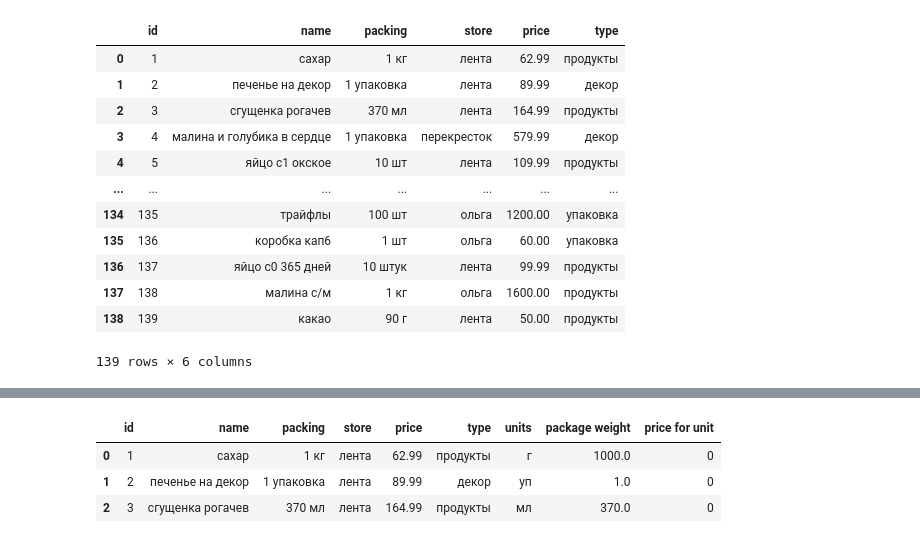
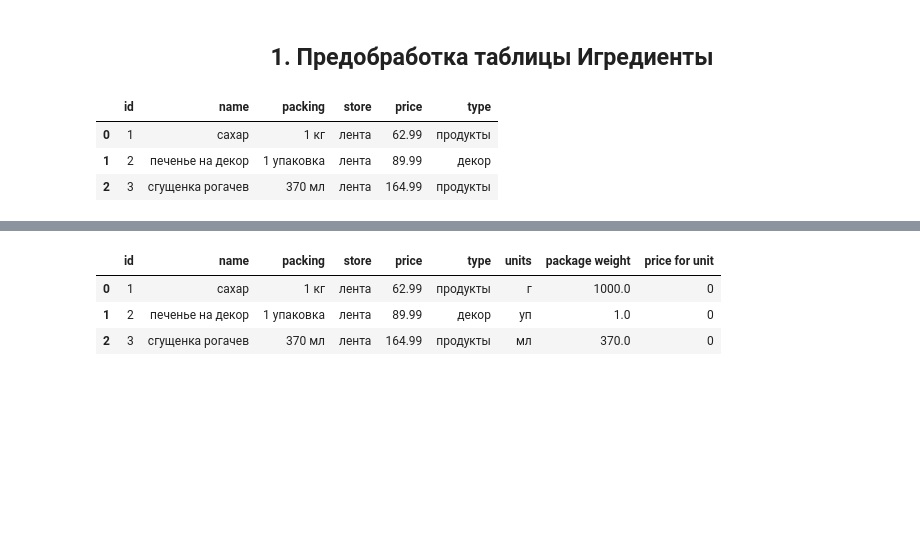
Before and after one commit to vavilove001-lab/project_cakes_cust, a Jupyter notebook: project_cakes_cust.ipynb, the cells around one changed output, grey strips where cells are left out. Drawn from its saved outputs; the diff is of its cells as text; code cells hidden in the pictures; blank space fills up the shorter version.

```diff
--- a/project_cakes_cust.ipynb
+++ b/project_cakes_cust.ipynb
@@ -2,19 +3,12 @@
 import pandas as pd
 import re
+# %% [markdown]
+## <center> 1. Предобработка таблицы Игредиенты
 # %%
 data = pd.read_csv('data/ingredients.csv', sep=',')
-display(data)
+display(data.head(3))
 # %% [output]
 |  | id | name | packing | store | price | type |
 | 0 | 1 | сахар | 1 кг | лента | 62.99 | продукты |
 | 1 | 2 | печенье на декор | 1 упаковка | лента | 89.99 | декор |
 | 2 | 3 | сгущенка рогачев | 370 мл | лента | 164.99 | продукты |
-| 3 | 4 | малина и голубика в сердце | 1 упаковка | перекресток | 579.99 | декор |
-| 4 | 5 | яйцо с1 окское | 10 шт | лента | 109.99 | продукты |
-| ... | ... | ... | ... | ... | ... | ... |
-| 134 | 135 | трайфлы | 100 шт | ольга | 1200.00 | упаковка |
-| 135 | 136 | коробка кап6 | 1 шт | ольга | 60.00 | упаковка |
-| 136 | 137 | яйцо с0 365 дней | 10 штук | лента | 99.99 | продукты |
-| 137 | 138 | малина с/м | 1 кг | ольга | 1600.00 | продукты |
-| 138 | 139 | какао | 90 г | лента | 50.00 | продукты |
-139 rows × 6 columns
```
Also changed, not shown: parts of 48 cells of this notebook, 2 other files.
